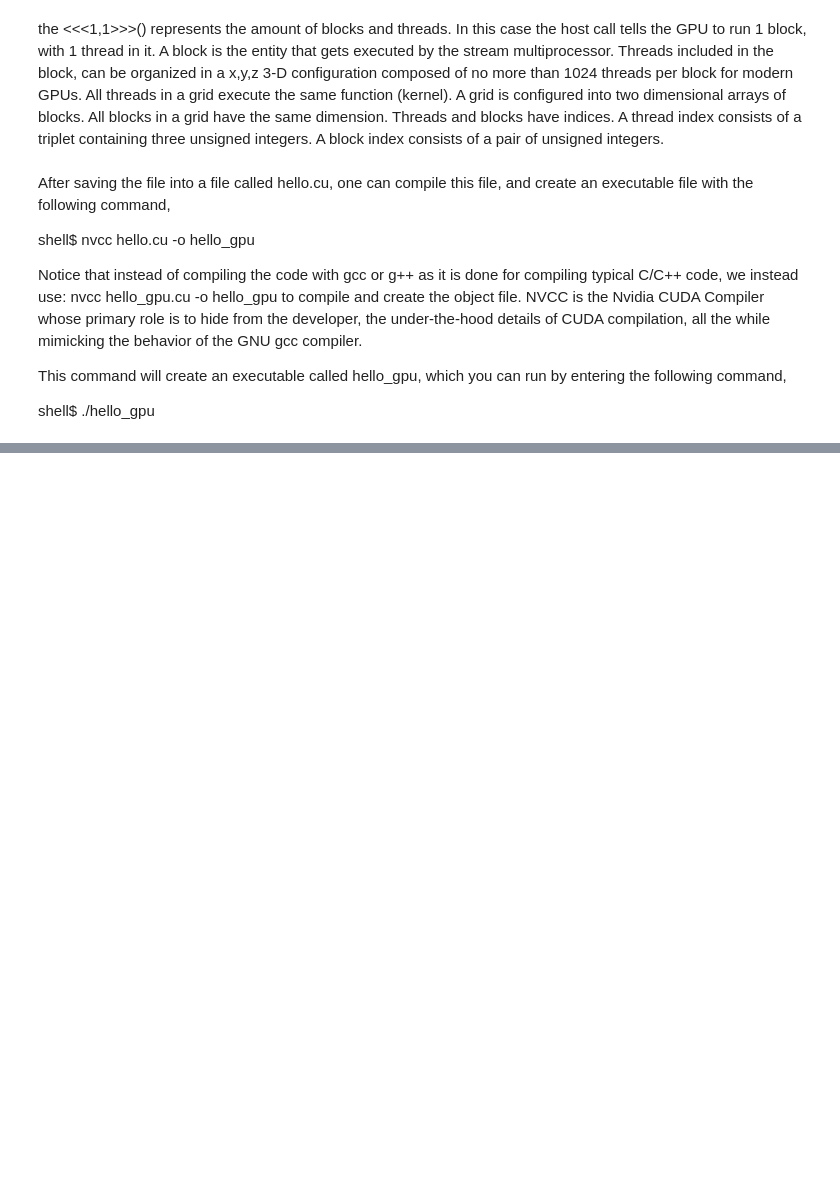
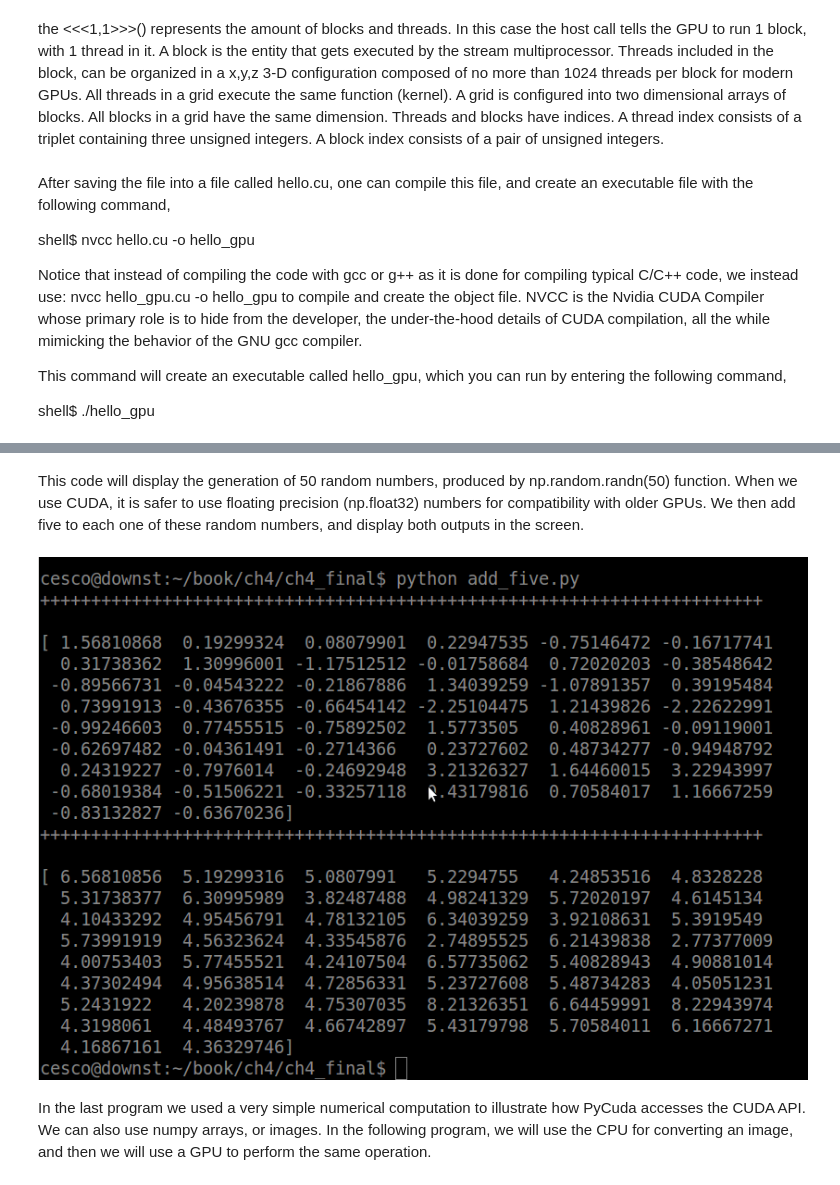
Before and after one commit to cesco345/opencv_python_examples, a Jupyter notebook: ch4/chapter4.ipynb, the cells around one changed output, grey strips where cells are left out. Saved outputs shown, nothing was run; the diff lists cells and outputs as text; code cells hidden in the pictures; blank space fills up the shorter version.

```diff
--- a/ch4/chapter4.ipynb
+++ b/ch4/chapter4.ipynb
@@ -138,0 +215,9 @@ shell$ ./hello_gpu
+# %% [markdown]
+This code will display the generation of 50 random numbers, produced by np.random.randn(50) function.  When we use CUDA, it is safer to use floating precision (np.float32)  numbers for compatibility with older GPUs. We then add five to each one of these random numbers, and display both outputs in the screen.
+# %%
+from IPython.display import Image
+Image(filename='/home/francesco/Backup/home/cesco/Desktop/book_entirety/ch4_final/images/B04209_04_05.png')
+# %% [output]
+[figure, added]
+# %% [markdown]
+In the last program we used a very simple numerical computation to illustrate how PyCuda accesses the CUDA API.  We can also use numpy arrays, or images. In the following program, we will use the CPU for converting an image, and then we will use a GPU to perform the same operation.
```
Also changed, not shown: parts of 12 cells of this notebook.
